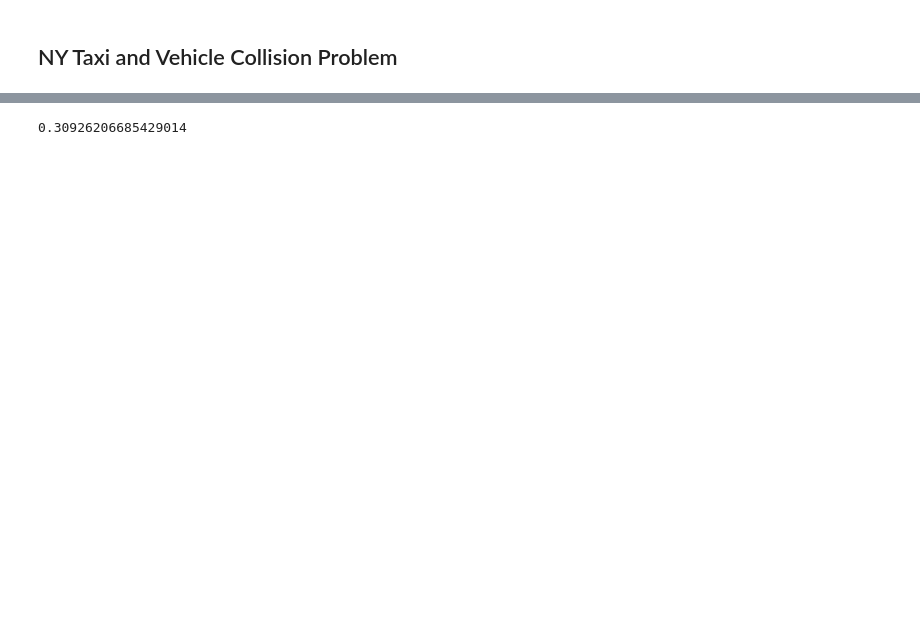
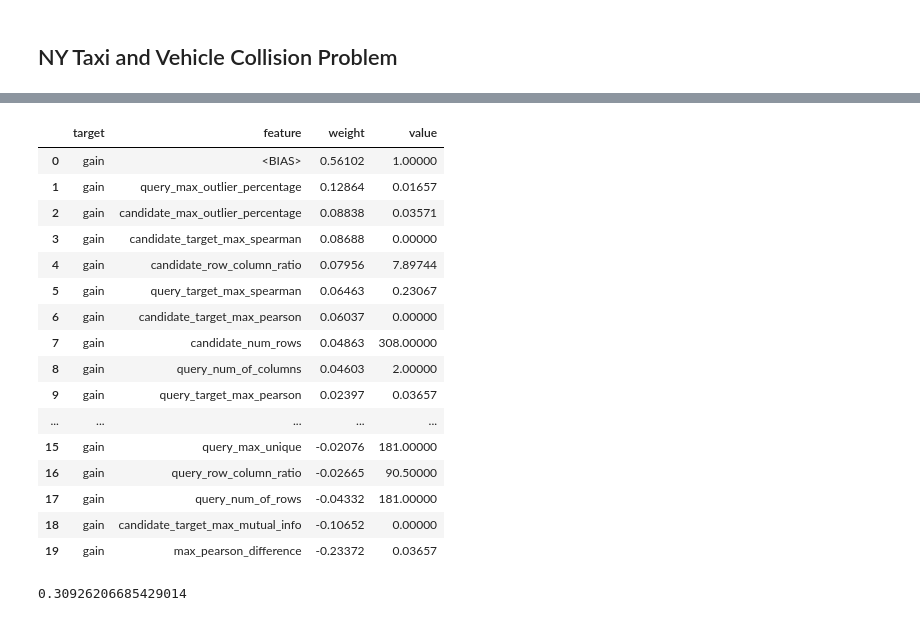
Before and after one commit to VIDA-NYU/prida, a Jupyter notebook: use-cases/datamart-data/predict-datamart-use-cases.ipynb, the cells around one changed output, grey strips where cells are left out. Saved outputs shown, nothing was run; the diff lists cells and outputs as text; code cells hidden in the pictures; blank space fills up the shorter version.

```diff
--- a/use-cases/datamart-data/predict-datamart-use-cases.ipynb
+++ b/use-cases/datamart-data/predict-datamart-use-cases.ipynb
@@ -145,3 +252,24 @@ Recall: 0.2258
+# %%
+#taxi_vehicle_collision_explanations[76]  # FP
+taxi_vehicle_collision_explanations[103]  # FP
+# %% [output]
+|  | target | feature | weight | value |
+| 0 | gain | <BIAS> | 0.56102 | 1.00000 |
+| 1 | gain | query_max_outlier_percentage | 0.12864 | 0.01657 |
+| 2 | gain | candidate_max_outlier_percentage | 0.08838 | 0.03571 |
+| 3 | gain | candidate_target_max_spearman | 0.08688 | 0.00000 |
+| 4 | gain | candidate_row_column_ratio | 0.07956 | 7.89744 |
+| 5 | gain | query_target_max_spearman | 0.06463 | 0.23067 |
+| 6 | gain | candidate_target_max_pearson | 0.06037 | 0.00000 |
+| 7 | gain | candidate_num_rows | 0.04863 | 308.00000 |
+| 8 | gain | query_num_of_columns | 0.04603 | 2.00000 |
+| 9 | gain | query_target_max_pearson | 0.02397 | 0.03657 |
+| ... | ... | ... | ... | ... |
+| 15 | gain | query_max_unique | -0.02076 | 181.00000 |
+| 16 | gain | query_row_column_ratio | -0.02665 | 90.50000 |
+| 17 | gain | query_num_of_rows | -0.04332 | 181.00000 |
+| 18 | gain | candidate_target_max_mutual_info | -0.10652 | 0.00000 |
+| 19 | gain | max_pearson_difference | -0.23372 | 0.03657 |
 # %%
 # Pearson between containment fraction and gain in R2
 compute_pearson(taxi_vehicle_collision_classes, 'cf', 'g_r2')
```
Also changed, not shown: parts of 22 cells of this notebook, 1 other file.
